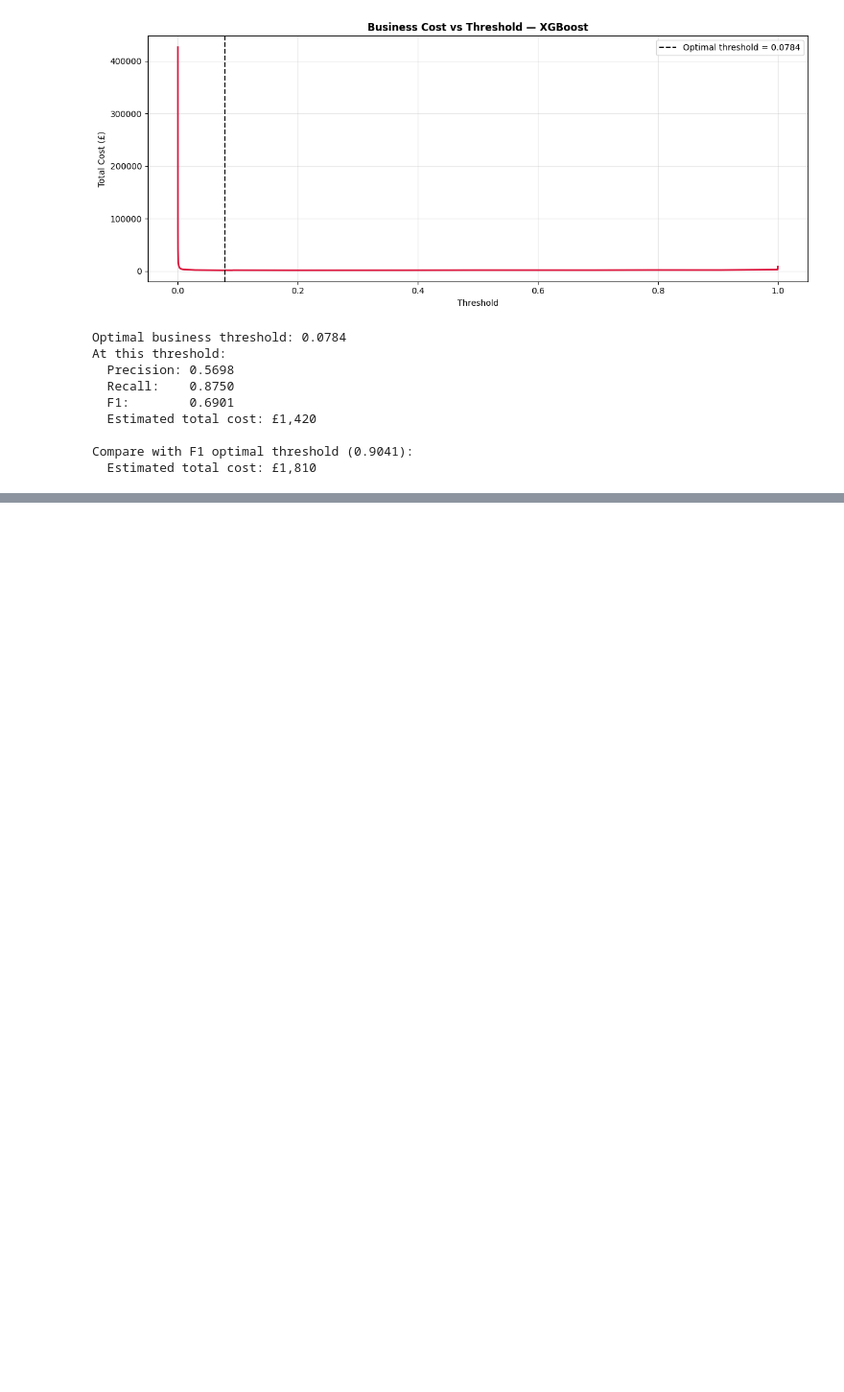
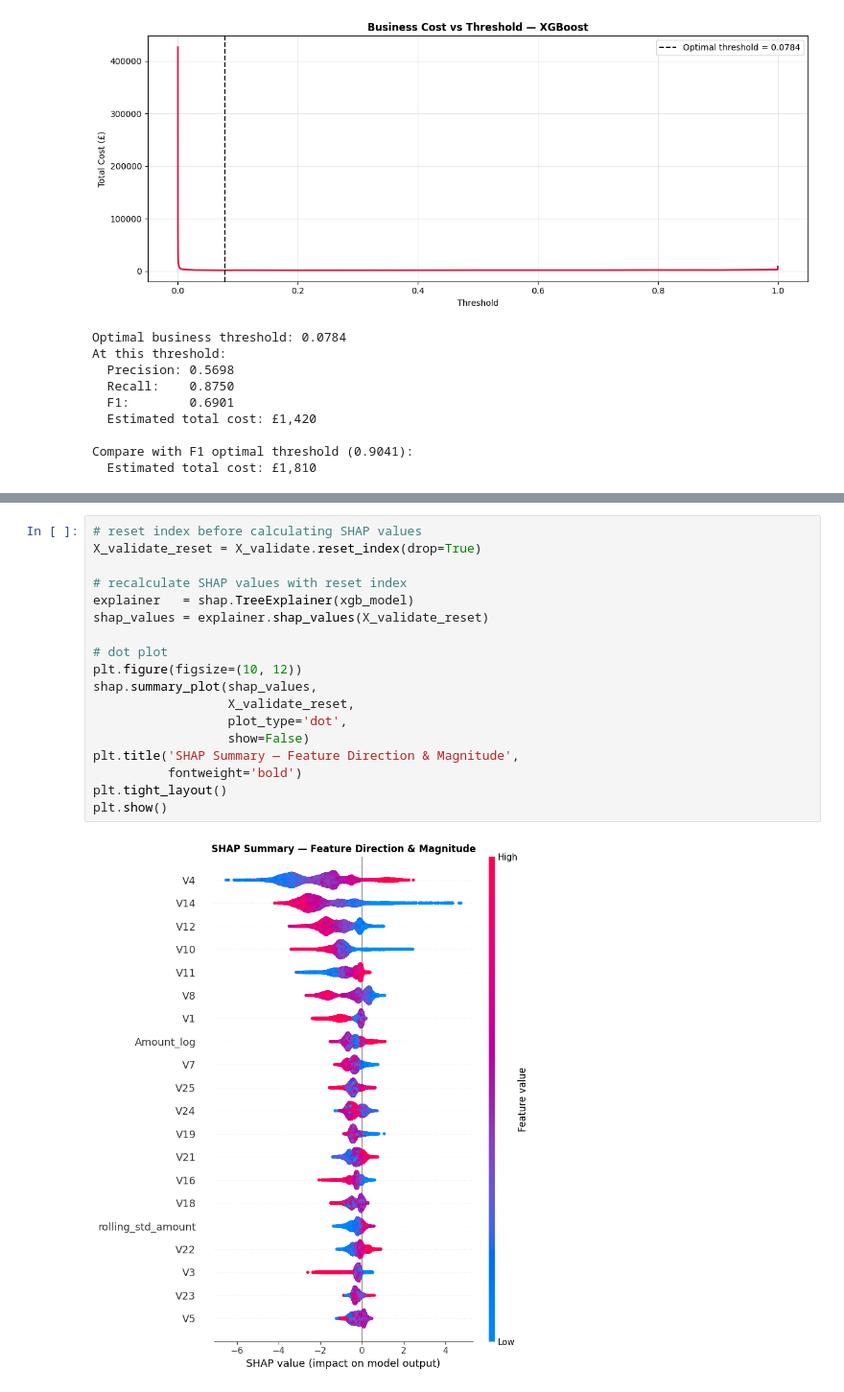
Before and after one commit to korede-folarin/fraud-detection-ml, a Jupyter notebook: notebooks/05_evaluation.ipynb, the cells around one changed output, grey strips where cells are left out. Shown at 96% size. Cells and saved outputs as stored; diff of their text form; blank space fills up the shorter version.

```diff
--- a/notebooks/05_evaluation.ipynb
+++ b/notebooks/05_evaluation.ipynb
@@ -352,0 +535,20 @@ Compare with F1 optimal threshold (0.9041):
+# %%
+# reset index before calculating SHAP values
+X_validate_reset = X_validate.reset_index(drop=True)
+
+# recalculate SHAP values with reset index
+explainer   = shap.TreeExplainer(xgb_model)
+shap_values = explainer.shap_values(X_validate_reset)
+
+# dot plot
+plt.figure(figsize=(10, 12))
+shap.summary_plot(shap_values,
+                  X_validate_reset,
+                  plot_type='dot',
+                  show=False)
+plt.title('SHAP Summary — Feature Direction & Magnitude',
+          fontweight='bold')
+plt.tight_layout()
+plt.show()
+# %% [output]
+[figure, added]
```
Also changed, not shown: parts of 12 cells of this notebook, 4 other files.
